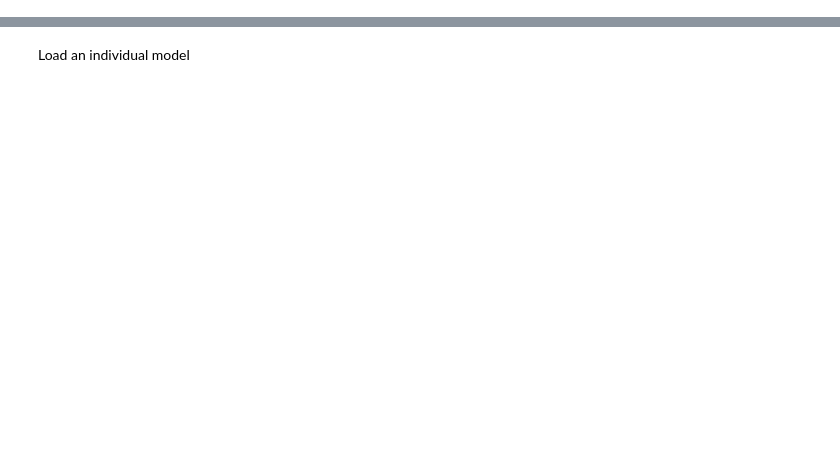
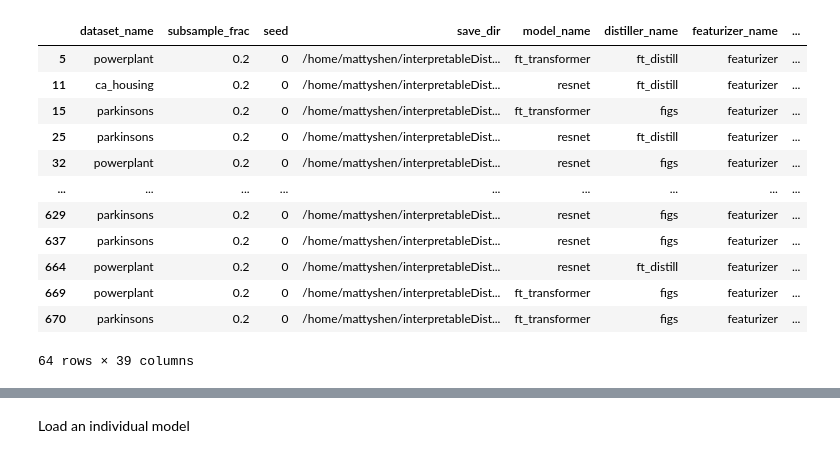
Before and after one commit to mattyshen/adaptiveTTI, a Jupyter notebook: notebooks/01_model_results.ipynb, the cells around one changed output, grey strips where cells are left out. Cells and saved outputs as stored; diff of their text form; code cells hidden in the pictures; blank space fills up the shorter version.

```diff
--- a/notebooks/01_model_results.ipynb
+++ b/notebooks/01_model_results.ipynb
@@ -9,8 +9,8 @@ import joblib
 import imodelsx.process_results
 import sys
 sys.path.append('../experiments/')
-results_dir = '../results/'
-experiment_filename = '../experiments/02_distill_featurized_model.py'
+results_dir = '../results/01_train_model'
+experiment_filename = '../experiments/01_train_model.py'
 
 # load the results in to a pandas dataframe
 r = imodelsx.process_results.get_results_df(results_dir)
@@ -40,2 +196,20 @@ Length: 387, dtype: int64
 # %%
 r = r[r['featurizer_name'] == 'featurizer']
+# %%
+distill1 = r[(r['featurizer_frac'] == 0.5) & (r['distiller_name'].isin(['figs', 'ft_distill'])) & (r['featurizer_overlap'])]
+# %%
+distill1
+# %% [output]
+|  | dataset_name | subsample_frac | seed | save_dir | model_name | distiller_name | featurizer_name | ... |
+| 5 | powerplant | 0.2 | 0 | /home/mattyshen/interpretableDist... | ft_transformer | ft_distill | featurizer | ... |
+| 11 | ca_housing | 0.2 | 0 | /home/mattyshen/interpretableDist... | resnet | ft_distill | featurizer | ... |
+| 15 | parkinsons | 0.2 | 0 | /home/mattyshen/interpretableDist... | ft_transformer | figs | featurizer | ... |
+| 25 | parkinsons | 0.2 | 0 | /home/mattyshen/interpretableDist... | resnet | ft_distill | featurizer | ... |
+| 32 | powerplant | 0.2 | 0 | /home/mattyshen/interpretableDist... | resnet | figs | featurizer | ... |
+| ... | ... | ... | ... | ... | ... | ... | ... | ... |
+| 629 | parkinsons | 0.2 | 0 | /home/mattyshen/interpretableDist... | resnet | figs | featurizer | ... |
+| 637 | parkinsons | 0.2 | 0 | /home/mattyshen/interpretableDist... | resnet | figs | featurizer | ... |
+| 664 | powerplant | 0.2 | 0 | /home/mattyshen/interpretableDist... | resnet | ft_distill | featurizer | ... |
+| 669 | powerplant | 0.2 | 0 | /home/mattyshen/interpretableDist... | ft_transformer | figs | featurizer | ... |
+| 670 | parkinsons | 0.2 | 0 | /home/mattyshen/interpretableDist... | ft_transformer | figs | featurizer | ... |
+64 rows × 39 columns
```
Also changed, not shown: parts of 44 cells of this notebook, 24 other files.
